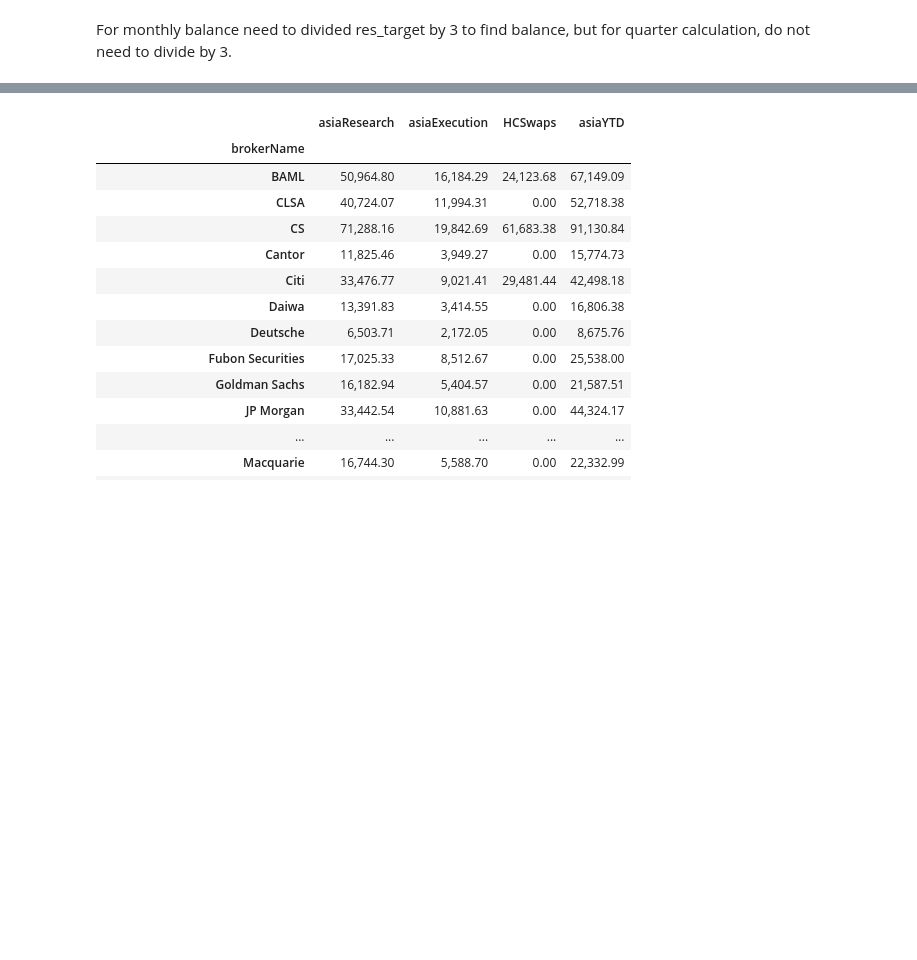
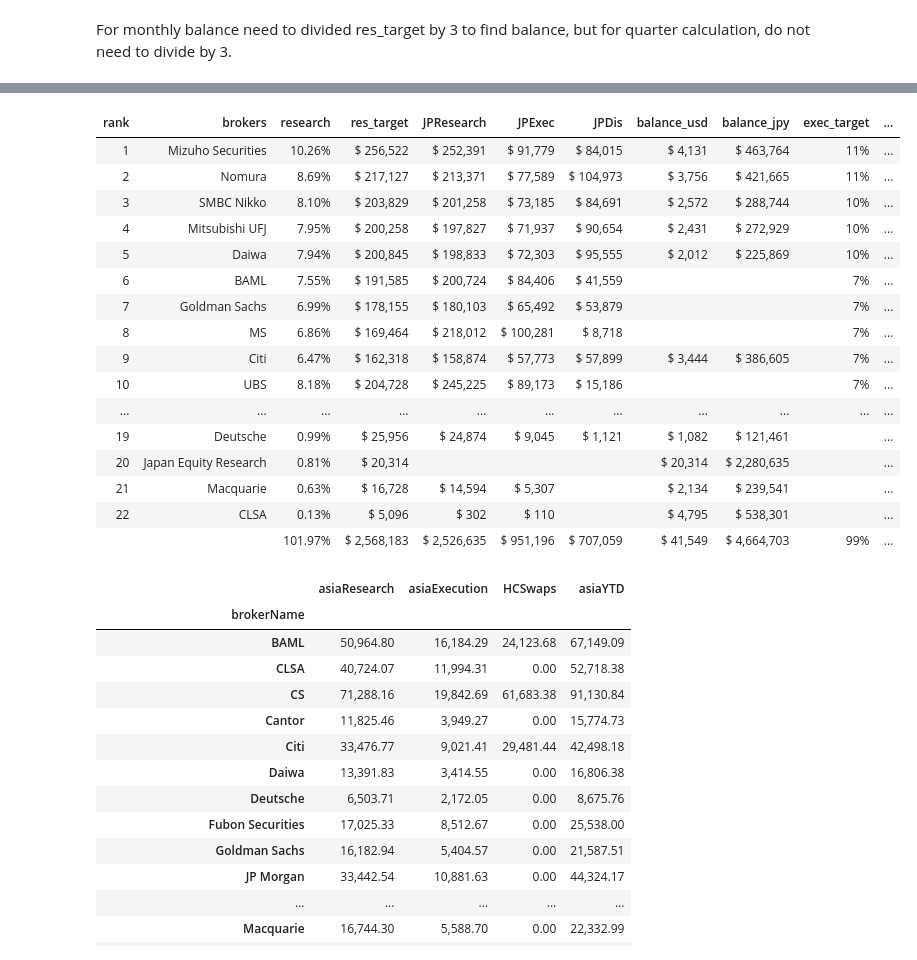
Before and after one commit to vico/web_monitor, a Jupyter notebook: notebooks/Commission.ipynb, the cells around one changed output, grey strips where cells are left out. Cells and saved outputs as stored; diff of their text form; code cells hidden in the pictures; blank space fills up the shorter version.

Commit message:
First test version for commission page 2016Q1.

```diff
--- a/notebooks/Commission.ipynb
+++ b/notebooks/Commission.ipynb
@@ -86,3 +102,14 @@ q2 = ytd_trades['2016-04-01':'2016-06-30']
+# %%
+def format_2f(df):
+    t = df.copy()
+    columns = ['JPResearch', 'JPExec', 'JPDis', 'res_target', 'balance_usd', 'balance_jpy']
+    t[columns] = t[columns].applymap(lambda x: '$ {:10,.0f}'.format(x) if x > 0 else '') # .replace(' ', '&nbsp;')
+    t['brokers'] = t['brokers'].apply(lambda x: x if x != 0 else '')
+    t['rank'] = t['rank'].apply(lambda x: '{:.0f}'.format(x) if not np.isnan(x) else '')
+    t['research'] = t['research'].apply(lambda x: '{:5.2f}%'.format(x) if x > 0 else '')
+    t['accrued'] = t['accrued'].apply(lambda x: '{:5.0f}%'.format(x) if not np.isnan(x) else '')
+    t['exec_target'] = t['exec_target'].apply(lambda x: '{:5.0f}%'.format(x) if x > 0 else '')
+    return t
 # %%
 # Asia commission budget is 2mm  USD per year
 # Japan has gone through a few iterations but it's basically approximately 7.5 mm USD per year
@@ -391,3 +312,24 @@ def calculate_commssion(quarter, ytd_trades, jp_ranks_df):
+# %%
+HTML(calculate_commission(2016, 1, ytd_trades, jp_ranks_df, jp_quarter_commission_budget, usd_jpy).to_html(index=False, na_rep='', escape=False))
+# np.isnan(calculate_commission(2016, 1, ytd_trades, jp_ranks_df, jp_quarter_commission_budget, usd_jpy)[['rank']].tail(1).values[0][0] )
+# %% [output]
+| rank | brokers | research | res_target | JPResearch | JPExec | JPDis | balance_usd | balance_jpy | exec_target | ... |
+| 1 | Mizuho Securities | 10.26% | $ 256,522 | $ 252,391 | $ 91,779 | $ 84,015 | $ 4,131 | $ 463,764 | 11% | ... |
+| 2 | Nomura | 8.69% | $ 217,127 | $ 213,371 | $ 77,589 | $ 104,973 | $ 3,756 | $ 421,665 | 11% | ... |
+| 3 | SMBC Nikko | 8.10% | $ 203,829 | $ 201,258 | $ 73,185 | $ 84,691 | $ 2,572 | $ 288,744 | 10% | ... |
+| 4 | Mitsubishi UFJ | 7.95% | $ 200,258 | $ 197,827 | $ 71,937 | $ 90,654 | $ 2,431 | $ 272,929 | 10% | ... |
+| 5 | Daiwa | 7.94% | $ 200,845 | $ 198,833 | $ 72,303 | $ 95,555 | $ 2,012 | $ 225,869 | 10% | ... |
+| 6 | BAML | 7.55% | $ 191,585 | $ 200,724 | $ 84,406 | $ 41,559 |  |  | 7% | ... |
+| 7 | Goldman Sachs | 6.99% | $ 178,155 | $ 180,103 | $ 65,492 | $ 53,879 |  |  | 7% | ... |
+| 8 | MS | 6.86% | $ 169,464 | $ 218,012 | $ 100,281 | $ 8,718 |  |  | 7% | ... |
+| 9 | Citi | 6.47% | $ 162,318 | $ 158,874 | $ 57,773 | $ 57,899 | $ 3,444 | $ 386,605 | 7% | ... |
+| 10 | UBS | 8.18% | $ 204,728 | $ 245,225 | $ 89,173 | $ 15,186 |  |  | 7% | ... |
+| ... | ... | ... | ... | ... | ... | ... | ... | ... | ... | ... |
+| 19 | Deutsche | 0.99% | $ 25,956 | $ 24,874 | $ 9,045 | $ 1,121 | $ 1,082 | $ 121,461 |  | ... |
+| 20 | Japan Equity Research | 0.81% | $ 20,314 |  |  |  | $ 20,314 | $ 2,280,635 |  | ... |
+| 21 | Macquarie | 0.63% | $ 16,728 | $ 14,594 | $ 5,307 |  | $ 2,134 | $ 239,541 |  | ... |
+| 22 | CLSA | 0.13% | $ 5,096 | $ 302 | $ 110 |  | $ 4,795 | $ 538,301 |  | ... |
+|  |  | 101.97% | $ 2,568,183 | $ 2,526,635 | $ 951,196 | $ 707,059 | $ 41,549 | $ 4,664,703 | 99% | ... |
 # %%
 (q1[q1['currencyCode'] != "JPY"]
    .groupby(['brokerName'])
```
Also changed, not shown: parts of 18 cells of this notebook, 2 other files.
